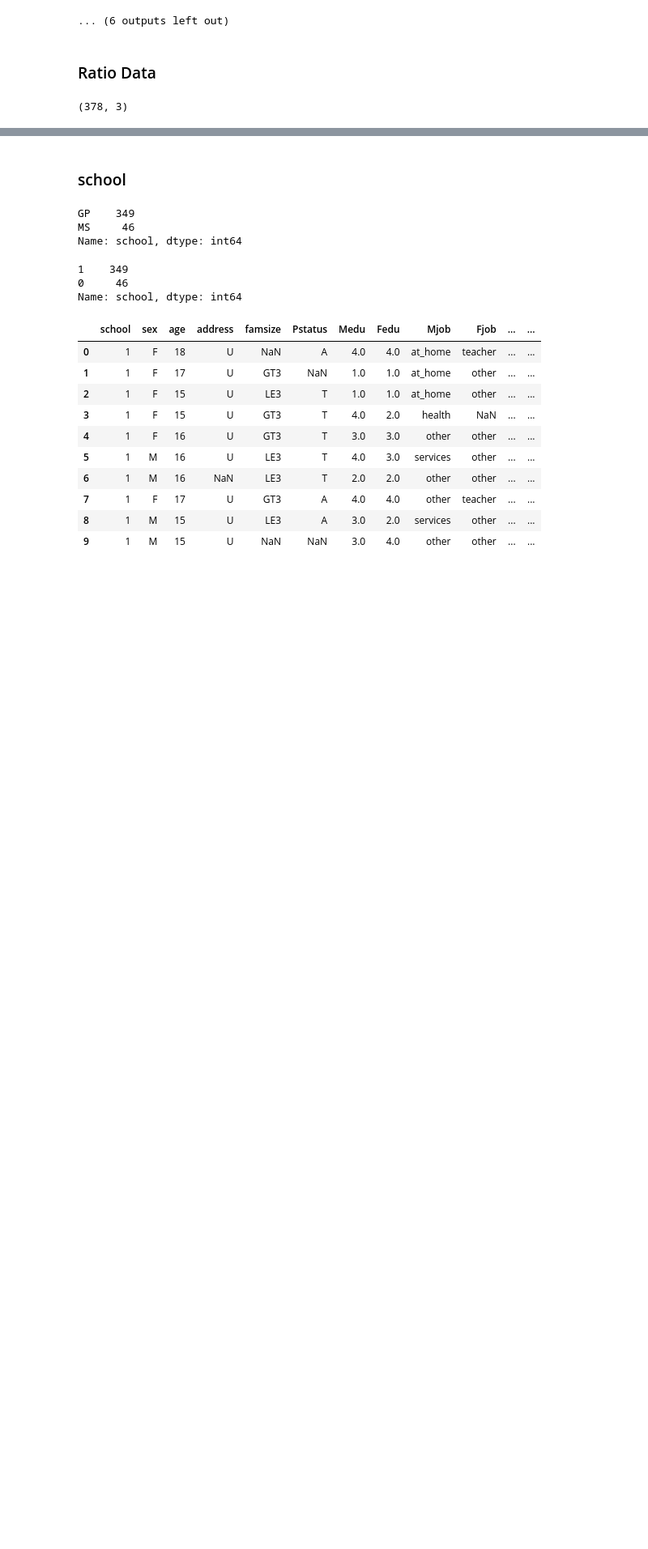
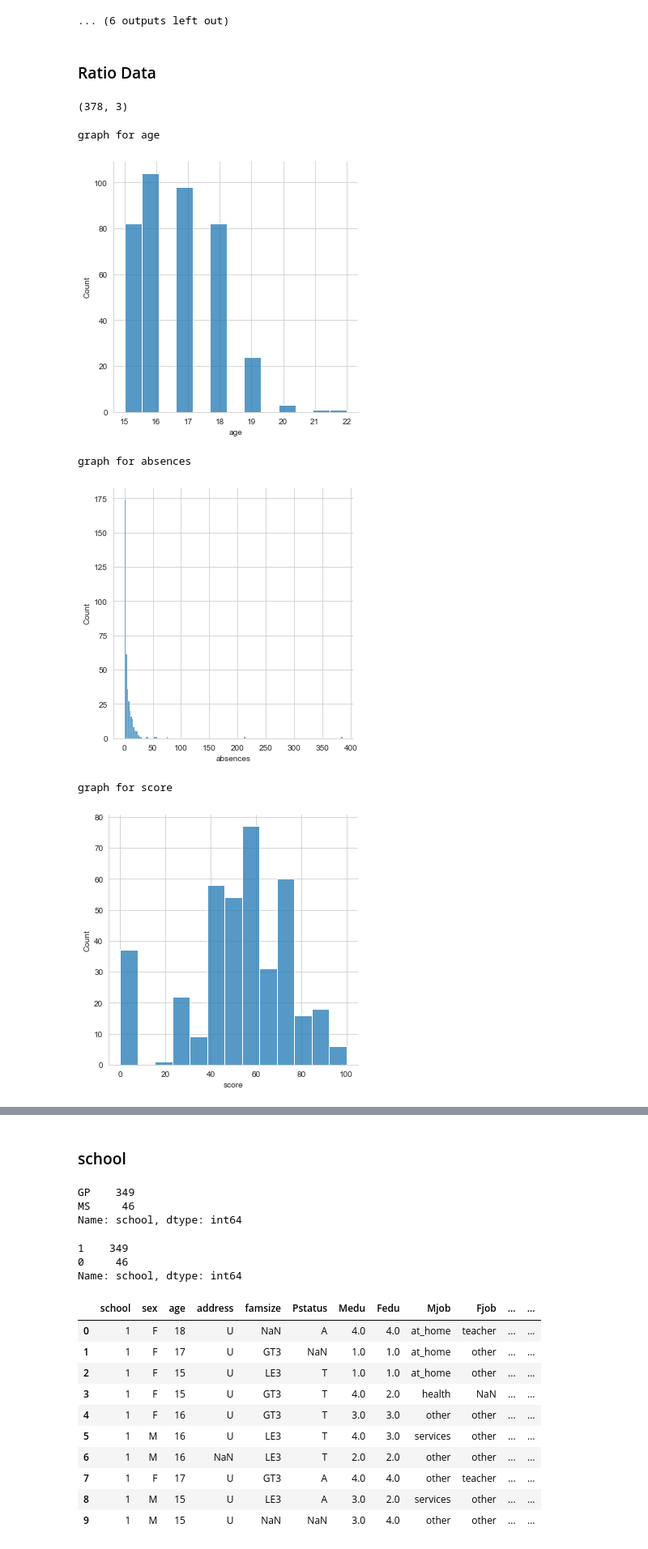
Before and after one commit to artkel/module_2, a Jupyter notebook: EDA_UNICEF.ipynb, the cells around one changed output, grey strips where cells are left out. Shown at 81% size. Saved outputs shown, nothing was run; the diff lists cells and outputs as text; code cells hidden in the pictures; blank space fills up the shorter version.

```diff
--- a/EDA_UNICEF.ipynb
+++ b/EDA_UNICEF.ipynb
@@ -411,3 +411,19 @@ df_ratio_noNaN = df.loc[:, ["age", "absences", "score"]].dropna(how="any")
 df_ratio_noNaN.shape
 # %% [output]
 (378, 3)
+# %%
+for i in df_ratio.columns:
+    rat_num = df_ratio[i]
+    print("graph for %s" % (i))
+    #plt.subplots(figsize=(6,3))
+    sns.set_style("whitegrid")
+    sns.displot(df_ratio, x = i)
+#   sns.barplot(x = ord_num.index, y = ord_num, ci = None, palette = "muted", orient = 'v')
+    plt.show()
+# %% [output]
+graph for age
+[figure, added]
+graph for absences
+[figure, added]
+graph for score
+[figure, added]
```
Also changed, not shown: parts of 7 cells of this notebook.
